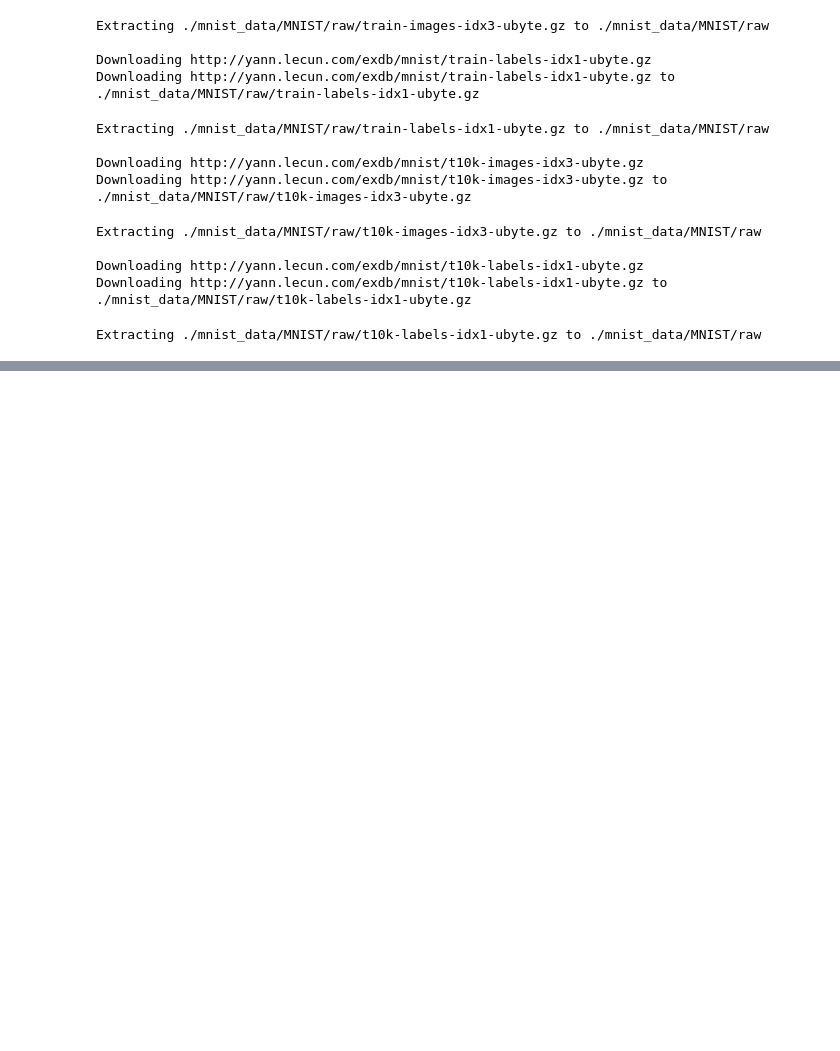
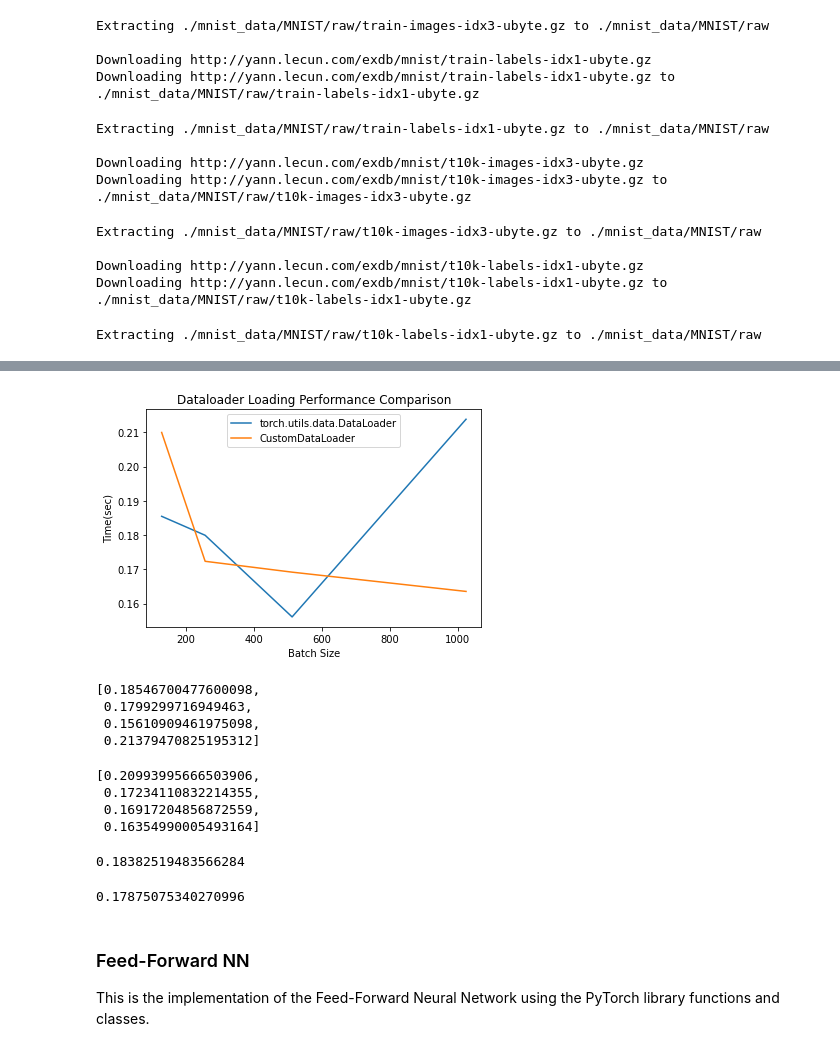
Before and after one commit to latentghost/DL-Assignments, a Jupyter notebook: Assignment1/A1.ipynb, the cells around one changed output, grey strips where cells are left out. Drawn from its saved outputs; the diff is of its cells as text; code cells hidden in the pictures; blank space fills up the shorter version.

```diff
--- a/Assignment1/A1.ipynb
+++ b/Assignment1/A1.ipynb
@@ -116,7 +122,0 @@ data = CustomDataset(
-# %%
-dataloader = CustomDataLoader(
-    dataset=data,
-    batch_size=128,
-    shuffle=False,
-    transform=tensor_transform
-)
@@ -154,6 +167,3 @@ Extracting ./mnist_data/MNIST/raw/t10k-images-idx3-ubyte.gz to ./mnist_data/MNIS
 Downloading http://yann.lecun.com/exdb/mnist/t10k-labels-idx1-ubyte.gz
 Downloading http://yann.lecun.com/exdb/mnist/t10k-labels-idx1-ubyte.gz to ./mnist_data/MNIST/raw/t10k-labels-idx1-ubyte.gz
 Extracting ./mnist_data/MNIST/raw/t10k-labels-idx1-ubyte.gz to ./mnist_data/MNIST/raw
-# %%
-batch_size = 128
-mnist_dataloader = DataLoader(mnist_data,batch_size=batch_size,shuffle=False)
@@ -161,0 +175,61 @@ import time
+# %%
+import time
+
+def measure_dataloader_time(dataloader):
+    start_time = time.time()
+    for batch in dataloader:
+        data,labels = batch
+        assert True
+    end_time = time.time()
+    return end_time - start_time
+# %%
+batch_sizes = [128,256,512,1024]
+
+dataloader_1_times = []
+for batch_size in batch_sizes:
+    dataloader_1 = DataLoader(dataset=traindata, batch_size=batch_size, shuffle=True)
+    time_taken = measure_dataloader_time(dataloader_1)
+    dataloader_1_times.append(time_taken)
+
+dataloader_2_times = []
+for batch_size in batch_sizes:
+    dataloader_2 = CustomDataLoader(dataset=traindata,batch_size=batch_size,shuffle=True,transform=tensor_transform)
+    time_taken = measure_dataloader_time(dataloader_2)
+    dataloader_2_times.append(time_taken)
+# %%
+import matplotlib.pyplot as plt
+
+plt.plot(batch_sizes, dataloader_1_times, label='torch.utils.data.DataLoader')
+plt.plot(batch_sizes, dataloader_2_times, label='CustomDataLoader')
+plt.xlabel('Batch Size')
+plt.ylabel('Time(sec)')
+plt.title('Dataloader Loading Performance Comparison')
+plt.legend()
+plt.show()
+# %% [output]
+[figure, added]
+# %%
+dataloader_1_times
+# %% [output]
+[0.18546700477600098,
+ 0.1799299716949463,
+ 0.15610909461975098,
+ 0.21379470825195312]
+# %%
+dataloader_2_times
+# %% [output]
+[0.20993995666503906,
+ 0.17234110832214355,
+ 0.16917204856872559,
+ 0.16354990005493164]
+# %%
+np.mean(dataloader_1_times)
+# %% [output]
+0.18382519483566284
+# %%
+np.mean(dataloader_2_times)
+# %% [output]
+0.17875075340270996
+# %% [markdown]
+### Feed-Forward NN
+This is the implementation of the Feed-Forward Neural Network using the PyTorch library functions and classes.
```
Also changed, not shown: parts of 19 cells of this notebook.
